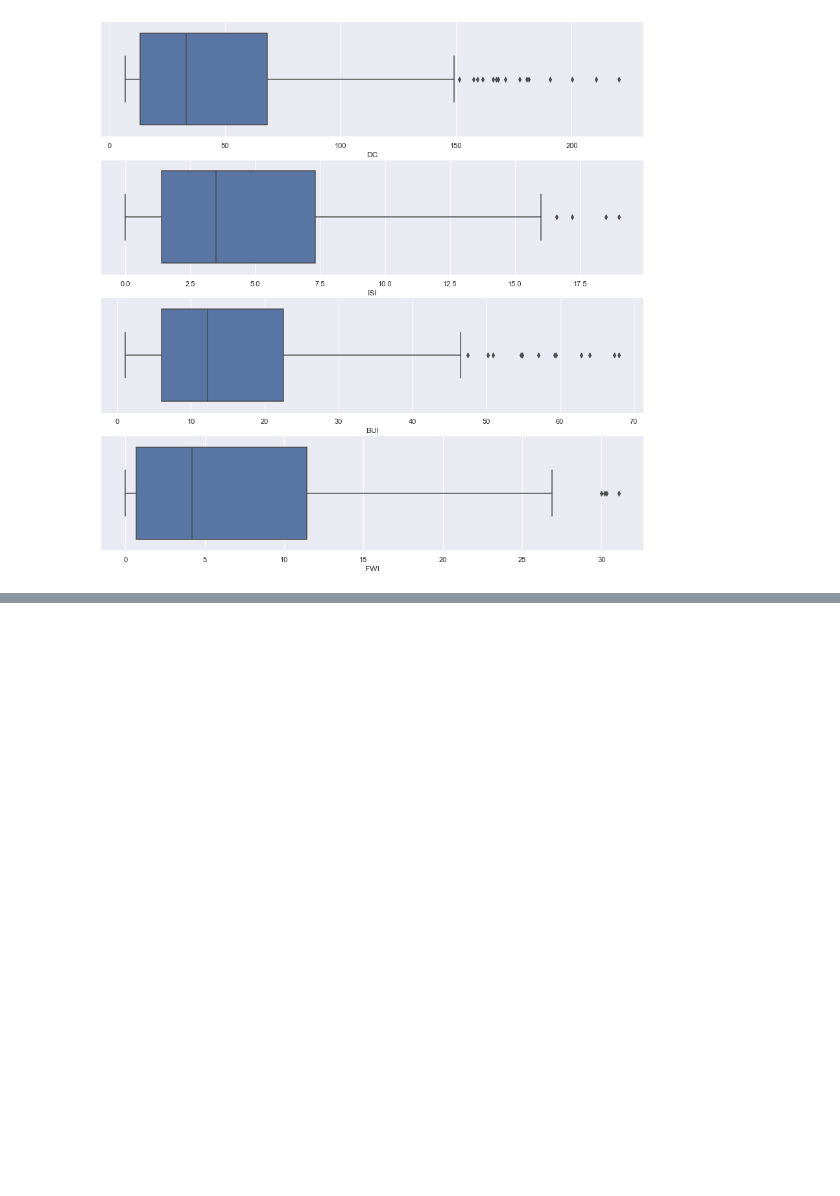
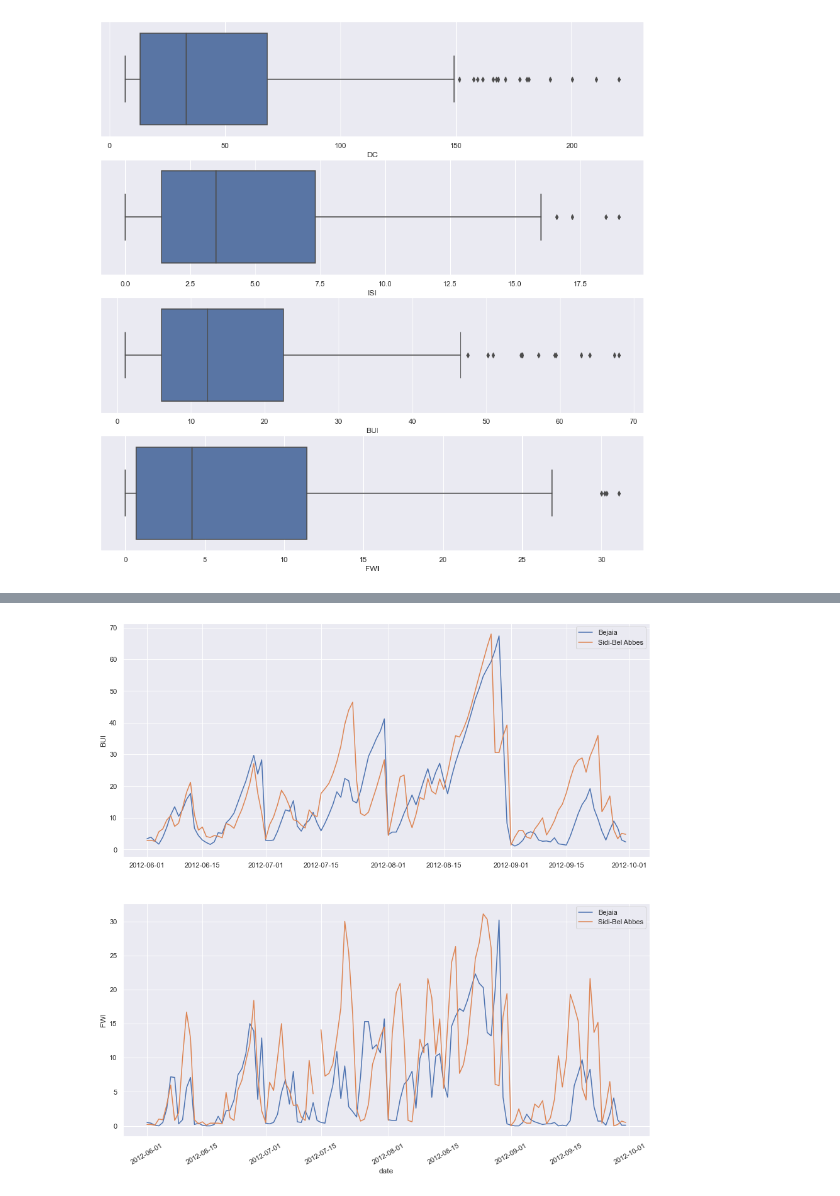
Before and after one commit to sreeman-11021996/iNeuron_Ass, a Jupyter notebook: 00. Assignments/home-work/05. End-to-End 29-05-2022/Algerian Forest Fires ML.ipynb, the cells around one changed output, grey strips where cells are left out. Cells and saved outputs as stored; diff of their text form; code cells hidden in the pictures; blank space fills up the shorter version.

```diff
--- a/00. Assignments/home-work/05. End-to-End 29-05-2022/Algerian Forest Fires ML.ipynb
+++ b/00. Assignments/home-work/05. End-to-End 29-05-2022/Algerian Forest Fires ML.ipynb
@@ -610,0 +610,5 @@ plt.xticks(rotation=30)
+# %%
+# BUI, FWI vs time
+line_plot_graphs(df_test,num_feat[8:],"region")
+# %% [output]
+[figure, added]
```
Also changed, not shown: parts of 51 cells of this notebook.
